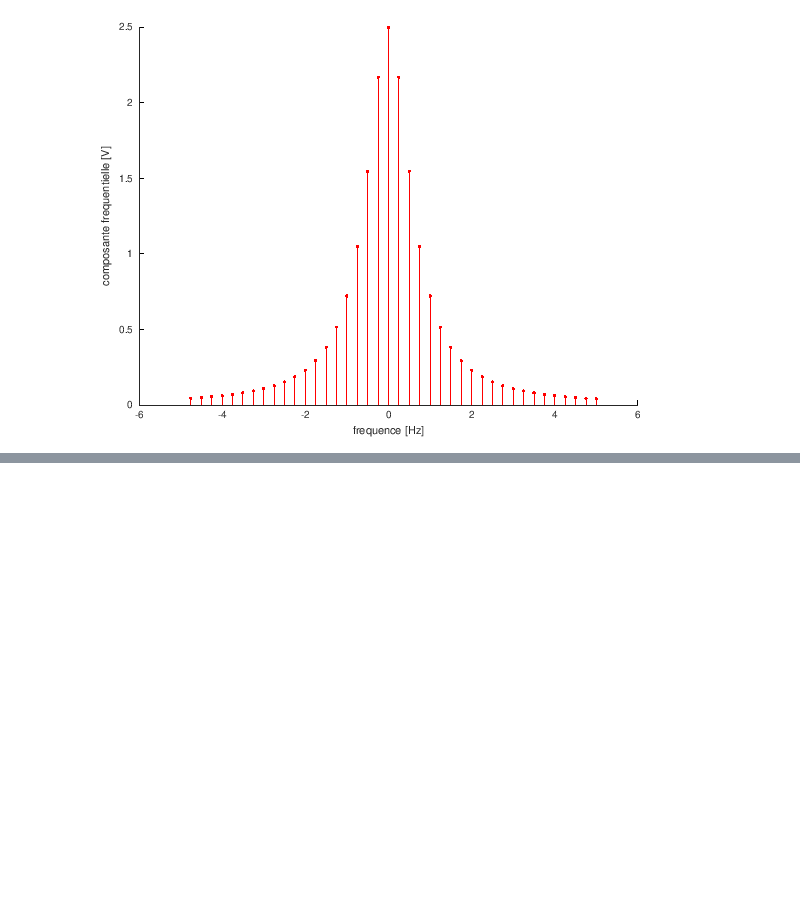
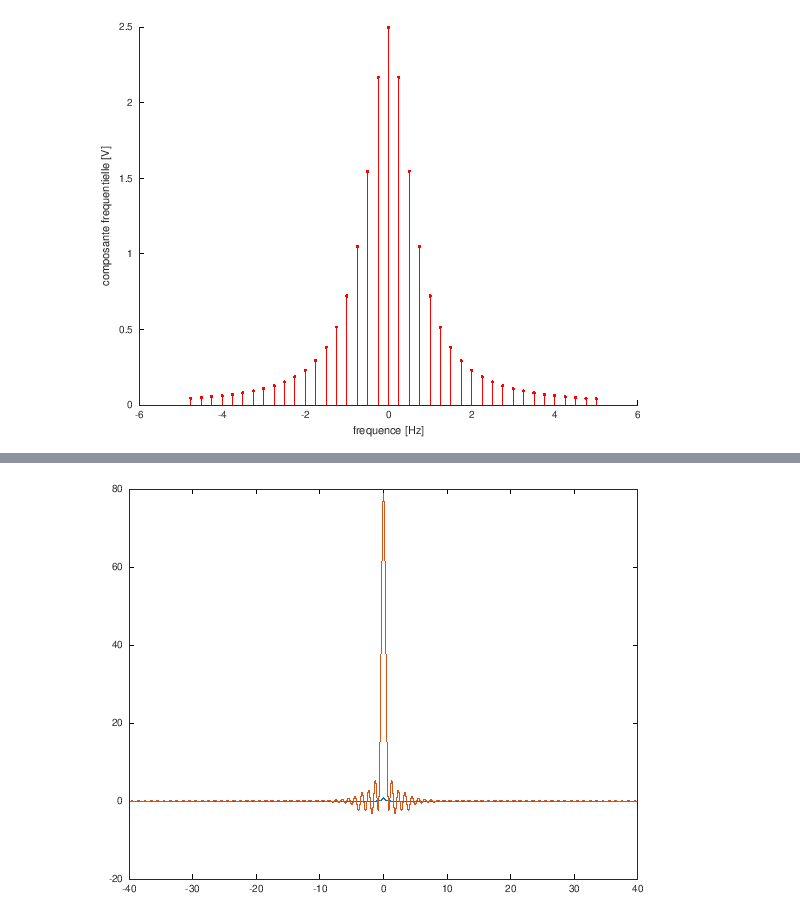
Before and after one commit to balaise31/Signal, a Jupyter notebook: continu/tps/decomposition_temporelle.ipynb, the cells around one changed output, grey strips where cells are left out. Saved outputs shown, nothing was run; the diff lists cells and outputs as text; code cells hidden in the pictures; blank space fills up the shorter version.

```diff
--- a/continu/tps/decomposition_temporelle.ipynb
+++ b/continu/tps/decomposition_temporelle.ipynb
@@ -346,0 +360,5 @@ erreur_relative_pour_cent =  0.090350
+# %%
+hr = M.recompose(H);
+plot(M.p.v,h_fin,M.p.v,hr);
+# %% [output]
+[figure, added]
```
Also changed, not shown: parts of 6 cells of this notebook, 6 other files.
